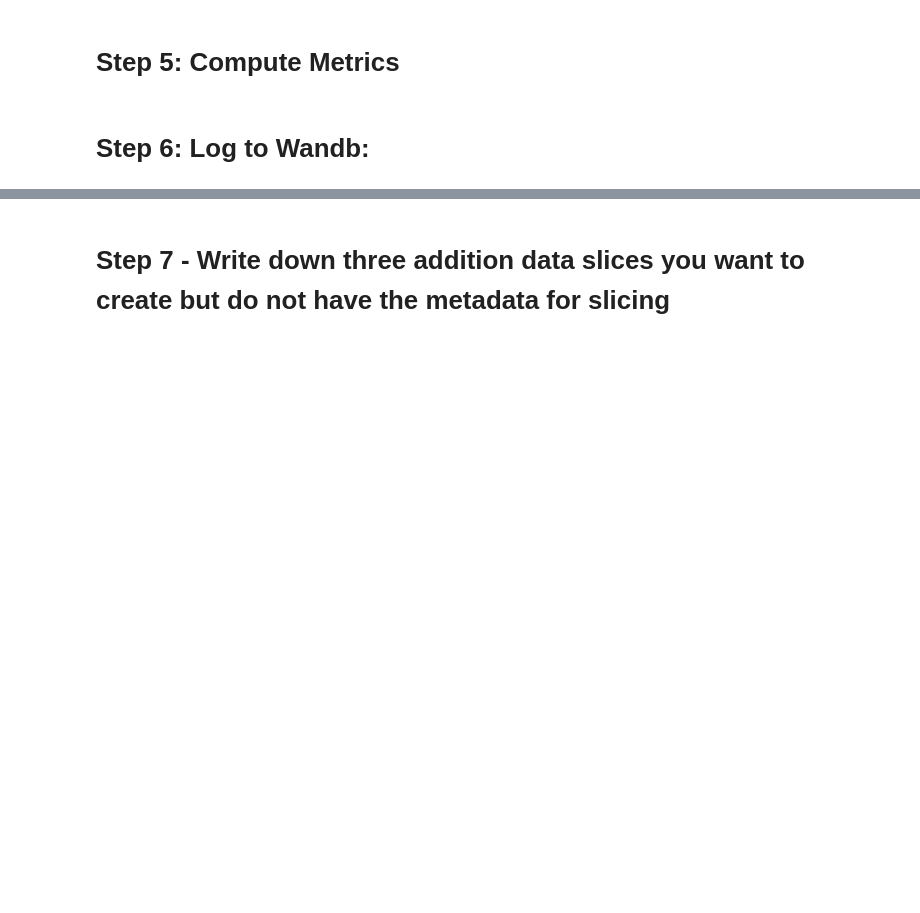
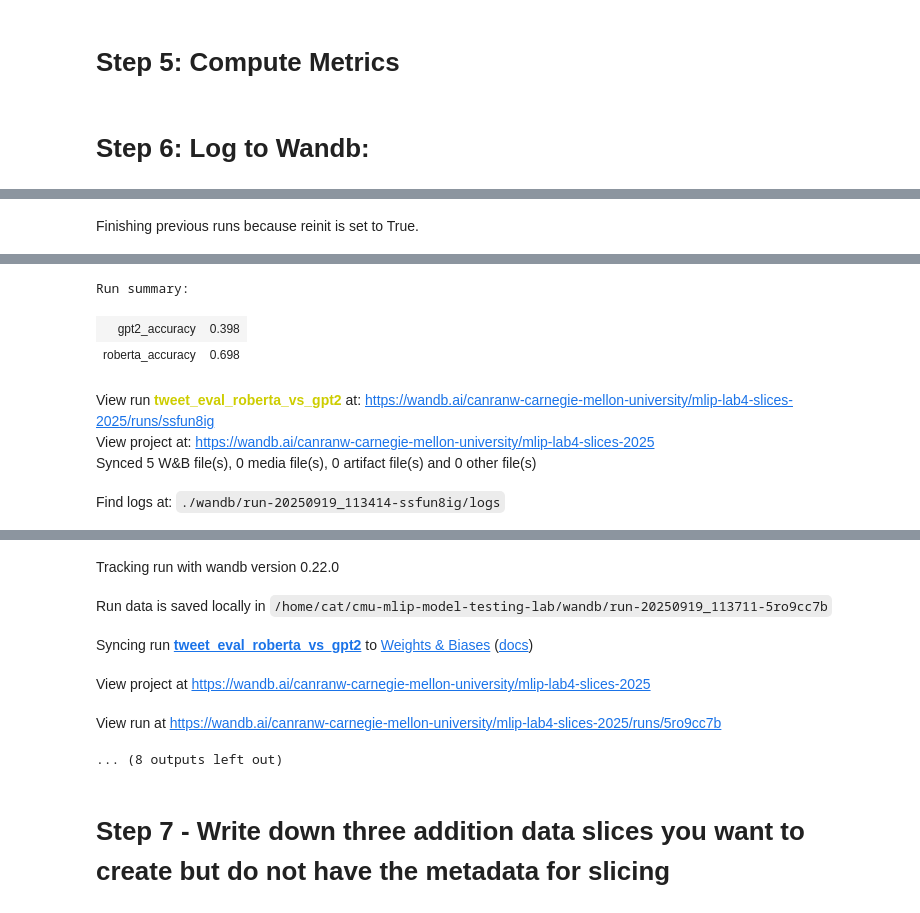
Before and after one commit to sallysparrow/cmu-mlip-model-testing-lab, a Jupyter notebook: lab4.ipynb, the cells around one changed output, grey strips where cells are left out. Saved outputs shown, nothing was run; the diff lists cells and outputs as text; code cells hidden in the pictures; blank space fills up the shorter version.

```diff
--- a/lab4.ipynb
+++ b/lab4.ipynb
@@ -293,0 +321,16 @@ additional_slice_ideas
+# %%
+# --- Metadata needed (add if not already present) ---
+# URL presence
+df["url_count"] = df["text"].str.findall(re.compile(r'(?:https?://\S+|www\.\S+)', re.I)).str.len().astype(int)
+df["has_url"] = df["url_count"] > 0
+
+# Negation presence
+NEGATION_RE = re.compile(
+    r"\b(?:no|not|never|without|n't|cannot|can't|won't|don't|didn't|isn't|aren't|"
+    r"couldn't|shouldn't|wasn't|weren't)\b", re.I
+)
+df["negation_present"] = df["text"].str.contains(NEGATION_RE, na=False)
+
+# Short text (by tokens)
+df["token_len"] = df["text"].astype(str).str.split().str.len().astype(int)
+df["short_text_le20"] = df["token_len"] <= 20
@@ -293,0 +364,43 @@ additional_slice_ideas
+# %%
+# 3) Slice vs. unslice metrics
+from sklearn.metrics import accuracy_score
+
+def acc_on_mask(frame, mask):
+    sub = frame[mask]
+    if len(sub) == 0:
+        return None
+    return float(accuracy_score(sub["label"], sub["pred"]))
+
+# Optional: overall per-model
+overall = (
+    df_long.groupby("model")[["label","pred"]]
+           .apply(lambda g: (g["label"] == g["pred"]).mean())
+           .rename("accuracy")
+)
+
+run = wandb.init(project=PROJECT, entity=ENTITY, name=RUN_NAME, reinit=True)
+for model_name, acc in overall.items():
+    wandb.run.summary[f"{model_name}_accuracy"] = float(acc)
+
+SLICES = {
+    "has_url":           df_long["has_url"],
+    "negation_present":  df_long["negation_present"],
+    "short_text_le20":   df_long["short_text_le20"],
+}
+
+for slice_name, mask in SLICES.items():
+    tbl = wandb.Table(columns=["group", "model", "accuracy", "n_rows"])
+    for model_name, g in df_long.groupby("model"):
+        acc_slice = acc_on_mask(g, mask)
+        acc_unslc = acc_on_mask(g, ~mask)
+        tbl.add_data(f"{slice_name}=True",  model_name, acc_slice,  int(mask.sum()))
+        tbl.add_data(f"{slice_name}=False", model_name, acc_unslc, int((~mask).sum()))
+        if acc_slice is not None:
+            wandb.log({f"slice/{slice_name}/{model_name}_accuracy": acc_slice})
+        if acc_unslc is not None:
+            wandb.log({f"slice/{slice_name}_complement/{model_name}_accuracy": acc_unslc})
+    wandb.log({f"{slice_name}_accuracy": tbl})
+
+run.finish()
+# %% [output]
+Finishing previous runs because reinit is set to True.
@@ -293,0 +408,7 @@ additional_slice_ideas
+Run summary:
+| gpt2_accuracy | 0.398 |
+| roberta_accuracy | 0.698 |
+View run tweet_eval_roberta_vs_gpt2 at: https://wandb.ai/canranw-carnegie-mellon-university/mlip-lab4-slices-2025/runs/ssfun8ig
+View project at: https://wandb.ai/canranw-carnegie-mellon-university/mlip-lab4-slices-2025
+Synced 5 W&B file(s), 0 media file(s), 0 artifact file(s) and 0 other file(s)
+Find logs at: ./wandb/run-20250919_113414-ssfun8ig/logs
@@ -294,3 +416,9 @@ additional_slice_ideas
+Tracking run with wandb version 0.22.0
+Run data is saved locally in /home/cat/cmu-mlip-model-testing-lab/wandb/run-20250919_113711-5ro9cc7b
+Syncing run tweet_eval_roberta_vs_gpt2 to Weights & Biases (docs)
+View project at https://wandb.ai/canranw-carnegie-mellon-university/mlip-lab4-slices-2025
+View run at https://wandb.ai/canranw-carnegie-mellon-university/mlip-lab4-slices-2025/runs/5ro9cc7b
+... (8 outputs left out)
 # %% [markdown]
 # Step 7 - Write down three addition data slices you want to create but do not have the metadata for slicing
 # %% [markdown]
```
Also changed, not shown: parts of 15 cells of this notebook.
